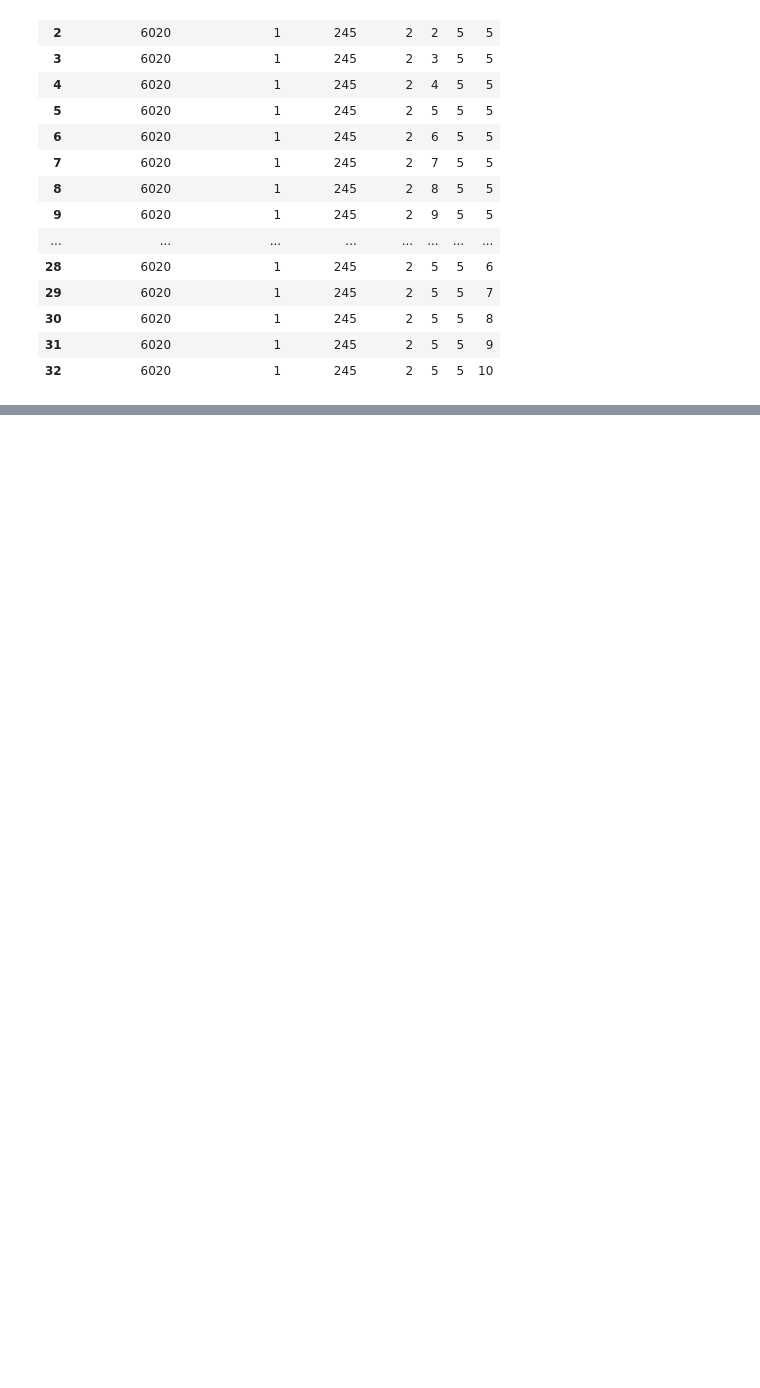
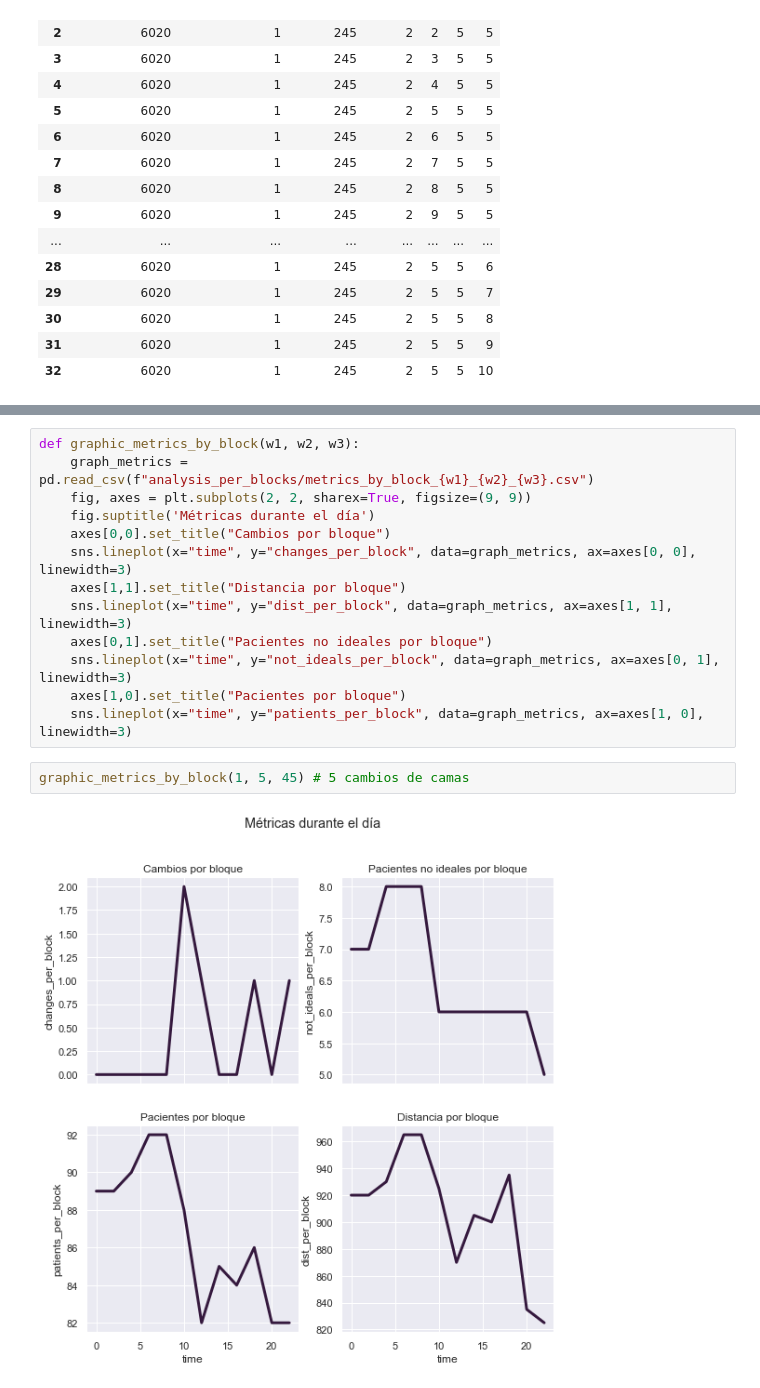
Before and after one commit to agucova/optint, a Jupyter notebook: sensitivity.ipynb, the cells around one changed output, grey strips where cells are left out. Drawn from its saved outputs; the diff is of its cells as text; blank space fills up the shorter version.

```diff
--- a/sensitivity.ipynb
+++ b/sensitivity.ipynb
@@ -61,0 +118,17 @@ metrics
+# %%
+def graphic_metrics_by_block(w1, w2, w3):
+    graph_metrics = pd.read_csv(f"analysis_per_blocks/metrics_by_block_{w1}_{w2}_{w3}.csv")
+    fig, axes = plt.subplots(2, 2, sharex=True, figsize=(9, 9))
+    fig.suptitle('Métricas durante el día')
+    axes[0,0].set_title("Cambios por bloque")
+    sns.lineplot(x="time", y="changes_per_block", data=graph_metrics, ax=axes[0, 0], linewidth=3)
+    axes[1,1].set_title("Distancia por bloque")
+    sns.lineplot(x="time", y="dist_per_block", data=graph_metrics, ax=axes[1, 1], linewidth=3)
+    axes[0,1].set_title("Pacientes no ideales por bloque")
+    sns.lineplot(x="time", y="not_ideals_per_block", data=graph_metrics, ax=axes[0, 1], linewidth=3)
+    axes[1,0].set_title("Pacientes por bloque")
+    sns.lineplot(x="time", y="patients_per_block", data=graph_metrics, ax=axes[1, 0], linewidth=3)
+# %%
+graphic_metrics_by_block(1, 5, 45) # 5 cambios de camas
+# %% [output]
+[figure, added]
```
Also changed, not shown: parts of 8 cells of this notebook, 4 other files.
